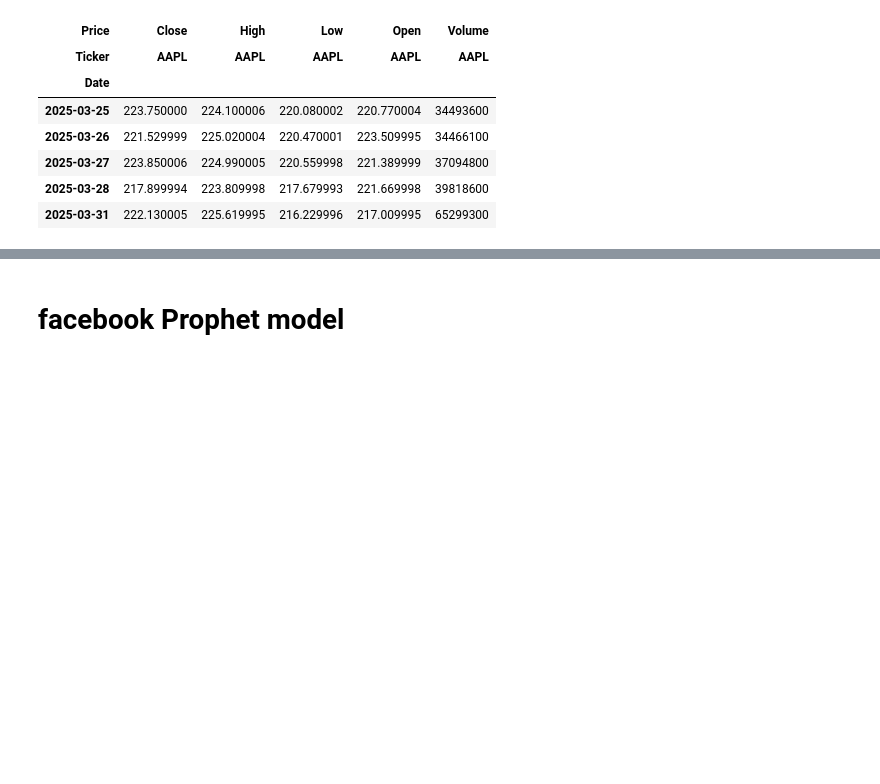
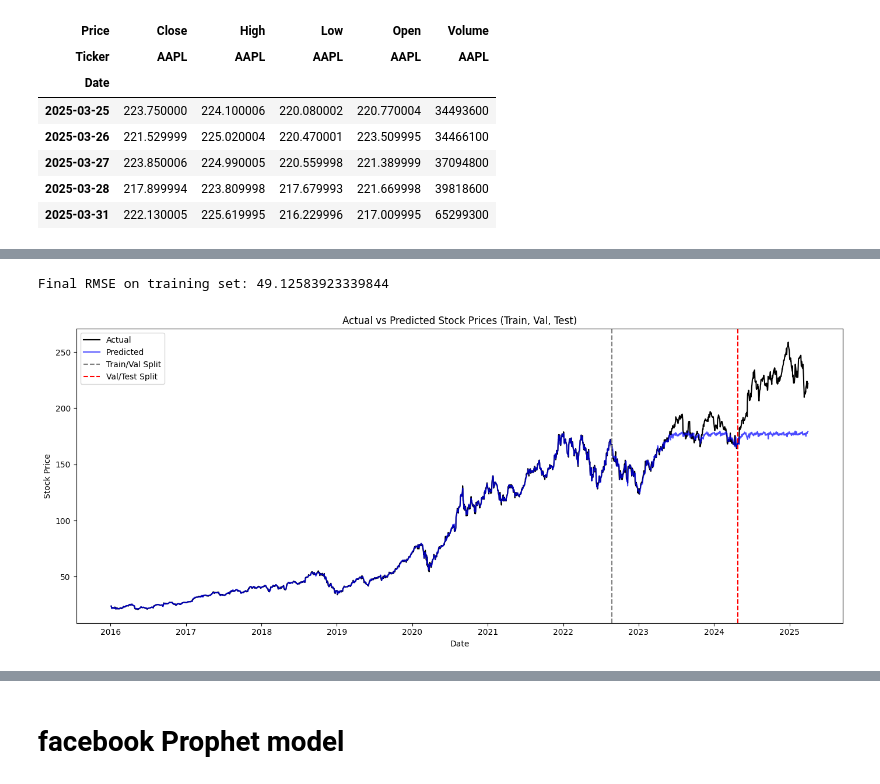
Before and after one commit to apoorvapu/data_science, a Jupyter notebook: stock-price-prediction.ipynb, the cells around one changed output, grey strips where cells are left out. Saved outputs shown, nothing was run; the diff lists cells and outputs as text; code cells hidden in the pictures; blank space fills up the shorter version.

```diff
--- a/stock-price-prediction.ipynb
+++ b/stock-price-prediction.ipynb
@@ -92,0 +215,10 @@ plt.show()
+# %%
+from sklearn.preprocessing import MinMaxScaler
+scaler = MinMaxScaler()
+
+# Fit on training features only (to avoid data leakage)
+X_train = scaler.fit_transform(X_train)
+X_val = scaler.transform(X_val)
+X_test = scaler.transform(X_test)
+
+X_train
@@ -92,0 +294,43 @@ plt.show()
+# %%
+best_params = study.best_params
+best_params['random_state'] = 42
+final_model = XGBRegressor(**best_params)
+final_model.fit(X_train, y_train)  # or X_train, y_train if you want
+# Example: Predict on same training data (for demo)
+y_pred = final_model.predict(X_test)
+rmse = root_mean_squared_error(y_test, y_pred)
+print("Final RMSE on training set:", rmse)
+# %% [output]
+Final RMSE on training set: 49.12583923339844
+# %%
+# 3. Make predictions
+train_pred = final_model.predict(X_train)
+val_pred = final_model.predict(X_val)
+test_pred = final_model.predict(X_test)
+
+train_size = int(len(X_train))
+val_size = int(len(X_val))
+test_size = int(len(X_test))
+
+# 4. Create a DataFrame for plotting
+pred_df = pd.DataFrame({
+    'date': X.index,  # original DataFrame index was datetime
+    'actual': y.values.ravel(),
+    'set': ['train'] * len(y_train) + ['val'] * len(y_val) + ['test'] * len(y_test),
+    'predicted': list(train_pred) + list(val_pred) + list(test_pred)
+})
+
+# 5. Plot
+plt.figure(figsize=(14, 6))
+plt.plot(pred_df['date'], pred_df['actual'], label='Actual', color='black')
+plt.plot(pred_df['date'], pred_df['predicted'], label='Predicted', color='blue', alpha=0.7)
+plt.axvline(pred_df['date'].iloc[train_size], color='gray', linestyle='--', label='Train/Val Split')
+plt.axvline(pred_df['date'].iloc[train_size + val_size], color='red', linestyle='--', label='Val/Test Split')
+plt.title("Actual vs Predicted Stock Prices (Train, Val, Test)")
+plt.xlabel("Date")
+plt.ylabel("Stock Price")
+plt.legend()
+plt.tight_layout()
+plt.show()
+# %% [output]
+[figure, added]
```
Also changed, not shown: parts of 24 cells of this notebook.
